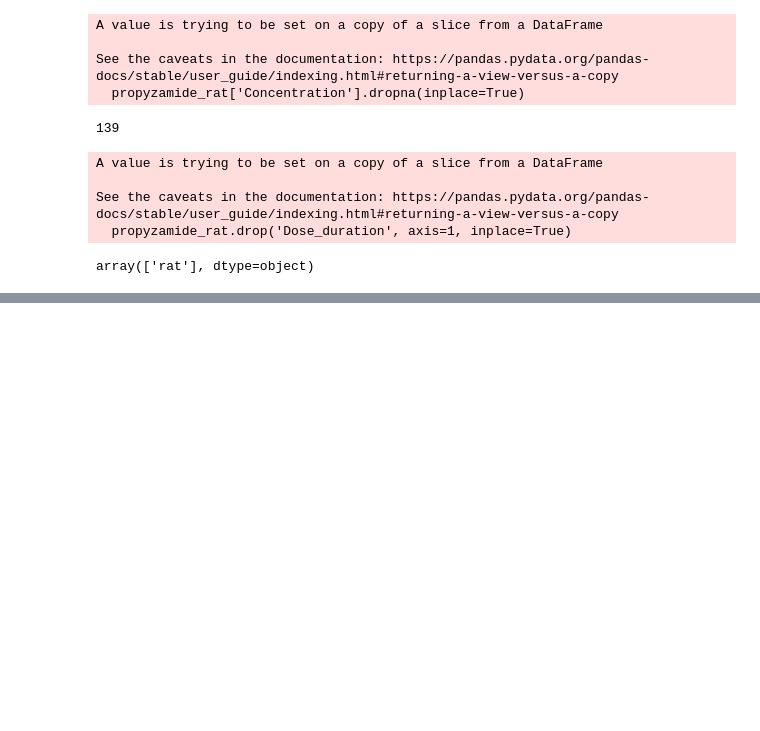
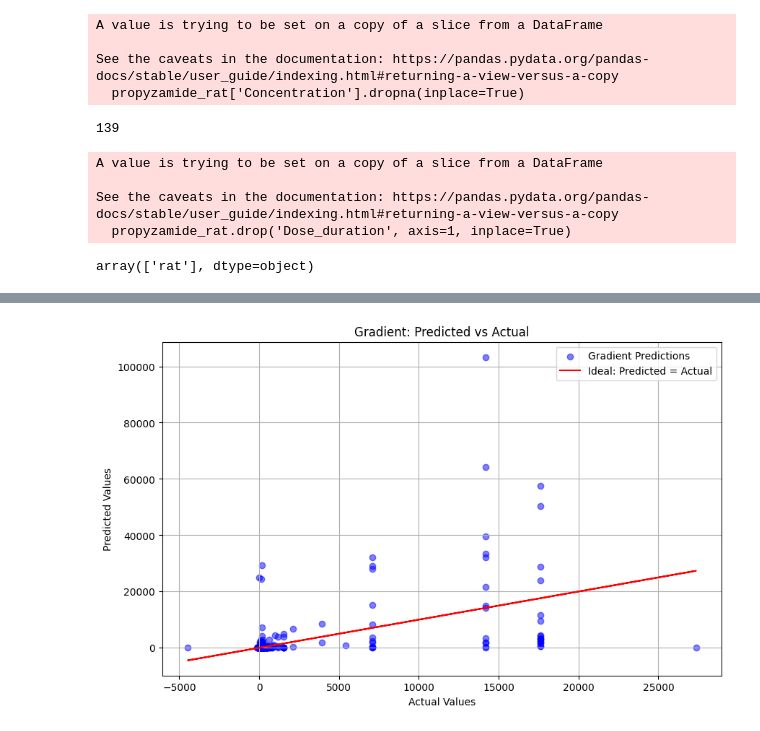
Before and after one commit to tomes-l/Paced-project, a Jupyter notebook: project.ipynb, the cells around one changed output, grey strips where cells are left out. Saved outputs shown, nothing was run; the diff lists cells and outputs as text; code cells hidden in the pictures; blank space fills up the shorter version.

```diff
--- a/project.ipynb
+++ b/project.ipynb
@@ -1821,6 +1857,8 @@ print(styrene['Species'].str.contains('rat').sum())
 # We keep only the human species
 styrene_human = styrene[styrene['Species'] == 'human']
 styrene_human.set_index('Substance_name', inplace=True)
+styrene_human.name = 'styrene_human'
+dataframes.append(styrene_human)
 styrene_human
 # %% [output]
 |  | Dsstox_substance | Dsstox_CASrn | Species | Sex | Age_category | Weight_kg | Dose_duration | ... |
@@ -2250,0 +2921,7 @@ dichloroethylene_rat
+# %%
+temp = dichloroethylene_rat[['Time_hr', 'Dose_level', 'Species', 'Sex', 'Administration_route', 'Concentration']].dropna()
+temp.info()
+
+# Prepare the dataset
+X = temp[['Time_hr', 'Dose_level', 'Species', 'Sex', 'Administration_route']]
+y = temp['Concentration']
@@ -2250,0 +3093,18 @@ dichloroethylene_rat
+# %%
+categorical_features = ['Sex', 'Administration_route']
+numeric_features = ['Time_hr', 'Dose_level']
+
+# Initialize the OneHotEncoder
+encoder = OneHotEncoder()
+
+# Fit and transform the categorical features
+encoded_categorical = encoder.fit_transform(temp[categorical_features]).toarray()
+
+# Create a DataFrame with the encoded categorical features
+encoded_categorical_df = pd.DataFrame(encoded_categorical, columns=encoder.get_feature_names_out(categorical_features))
+
+# Combine the encoded categorical features with the numeric features
+final_df = pd.concat([temp[numeric_features].reset_index(drop=True),encoded_categorical_df ], axis=1)
+
+# Display the final DataFrame
+final_df
@@ -2250,0 +3240,12 @@ dichloroethylene_rat
+# %%
+def plot_predicted_vs_actual(y_test, y_pred, model_name):
+    # Plotting the results
+    plt.figure(figsize=(10, 6))
+    plt.scatter(y_test, y_pred, color='blue', alpha=0.5, label=f'{model_name} Predictions')
+    plt.plot(y_test, y_test, color='red', label='Ideal: Predicted = Actual')
+    plt.title(f'{model_name}: Predicted vs Actual')
+    plt.xlabel('Actual Values')
+    plt.ylabel('Predicted Values')
+    plt.legend()
+    plt.grid(True)
+    plt.show()
@@ -2250,0 +3325,6 @@ dichloroethylene_rat
+# %%
+y_pred, y_test = process_and_trainCVIZ(styrene_human)
+
+plot_predicted_vs_actual(y_pred, y_test, "Gradient")
+# %% [output]
+[figure, added]
```
Also changed, not shown: parts of 61 cells of this notebook, 1 other file.
